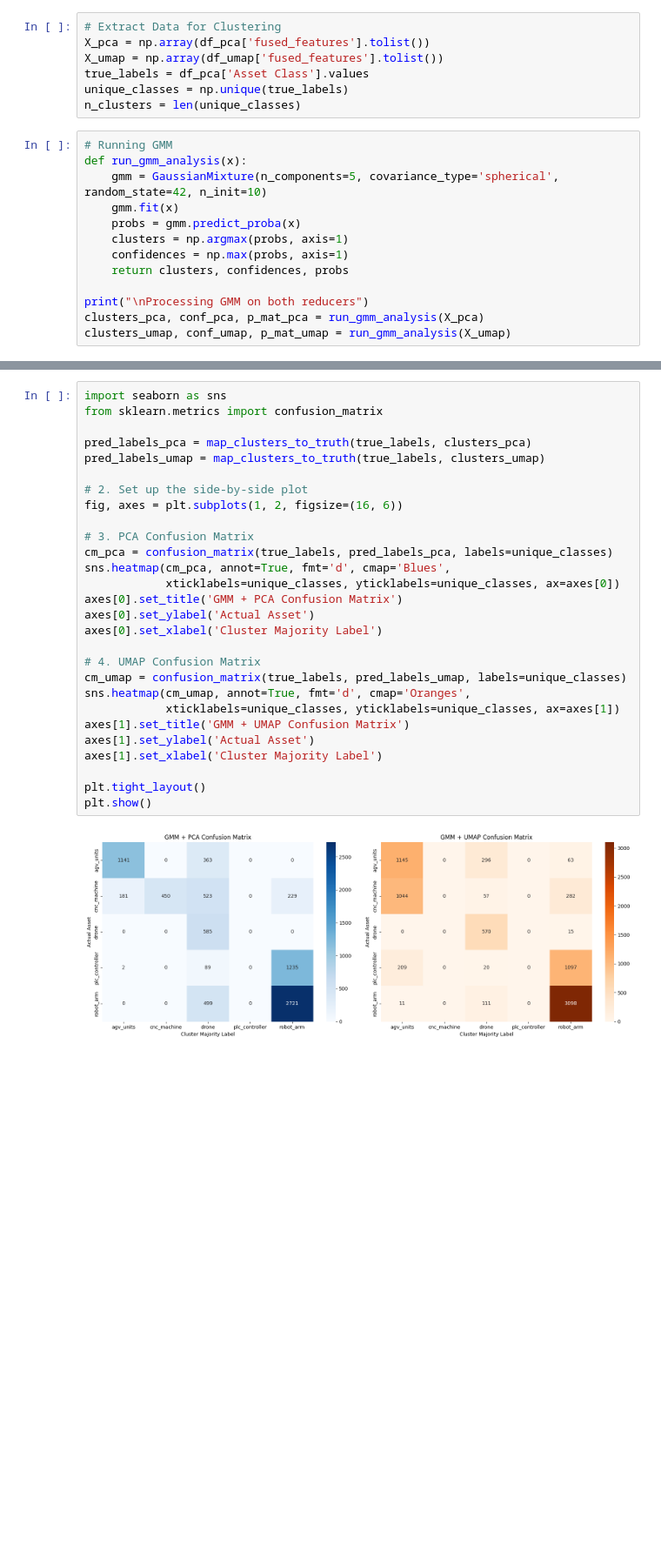
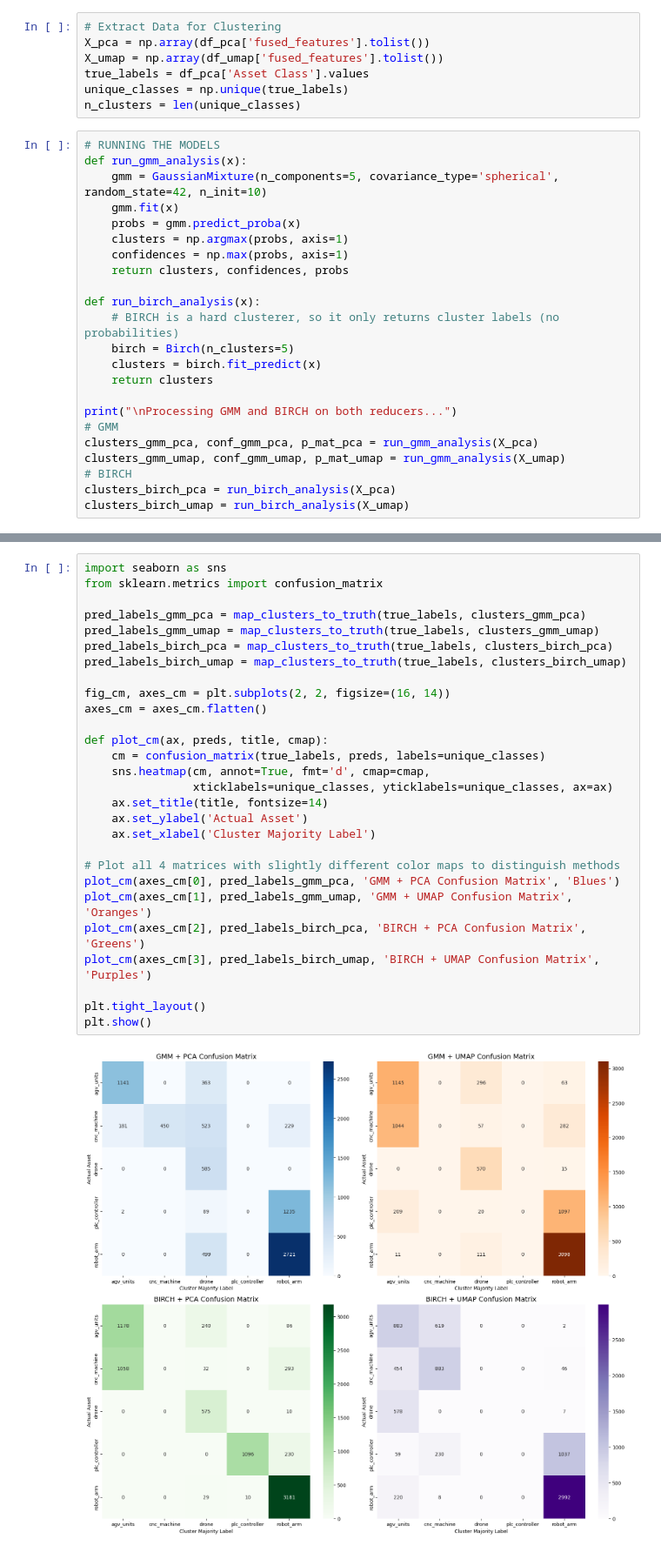
Before and after one commit to peeyushkumarmisra/Sentinel-CPS-Multi-Modal-Anomaly-Detection-for-Autonomous-Systems, a Jupyter notebook: R&D Notebook.ipynb, the cells around one changed output, grey strips where cells are left out. Shown at 87% size. Saved outputs shown, nothing was run; the diff lists cells and outputs as text; blank space fills up the shorter version.

```diff
--- a/R&D Notebook.ipynb
+++ b/R&D Notebook.ipynb
@@ -437,7 +438,7 @@ true_labels = df_pca['Asset Class'].values
 unique_classes = np.unique(true_labels)
 n_clusters = len(unique_classes)
 # %%
-# Running GMM
+# RUNNING THE MODELS
 def run_gmm_analysis(x):
     gmm = GaussianMixture(n_components=5, covariance_type='spherical', random_state=42, n_init=10)
     gmm.fit(x)
@@ -446,7 +447,17 @@ def run_gmm_analysis(x):
     confidences = np.max(probs, axis=1)
     return clusters, confidences, probs
 
-print("\nProcessing GMM on both reducers")
-clusters_pca, conf_pca, p_mat_pca = run_gmm_analysis(X_pca)
-clusters_umap, conf_umap, p_mat_umap = run_gmm_analysis(X_umap)
+def run_birch_analysis(x):
+    # BIRCH is a hard clusterer, so it only returns cluster labels (no probabilities)
+    birch = Birch(n_clusters=5)
+    clusters = birch.fit_predict(x)
+    return clusters
+
+print("\nProcessing GMM and BIRCH on both reducers...")
+# GMM
+clusters_gmm_pca, conf_gmm_pca, p_mat_pca = run_gmm_analysis(X_pca)
+clusters_gmm_umap, conf_gmm_umap, p_mat_umap = run_gmm_analysis(X_umap)
+# BIRCH
+clusters_birch_pca = run_birch_analysis(X_pca)
+clusters_birch_umap = run_birch_analysis(X_umap)
 # %% [output]
@@ -511,30 +535,30 @@ These are potential 'OOD' (Out of Distribution) anomalies for your report.
 # %%
 import seaborn as sns
 from sklearn.metrics import confusion_matrix
 
-pred_labels_pca = map_clusters_to_truth(true_labels, clusters_pca)
-pred_labels_umap = map_clusters_to_truth(true_labels, clusters_umap)
+pred_labels_gmm_pca = map_clusters_to_truth(true_labels, clusters_gmm_pca)
+pred_labels_gmm_umap = map_clusters_to_truth(true_labels, clusters_gmm_umap)
+pred_labels_birch_pca = map_clusters_to_truth(true_labels, clusters_birch_pca)
+pred_labels_birch_umap = map_clusters_to_truth(true_labels, clusters_birch_umap)
 
-# 2. Set up the side-by-side plot
-fig, axes = plt.subplots(1, 2, figsize=(16, 6))
+fig_cm, axes_cm = plt.subplots(2, 2, figsize=(16, 14))
+axes_cm = axes_cm.flatten()
 
-# 3. PCA Confusion Matrix
-cm_pca = confusion_matrix(true_labels, pred_labels_pca, labels=unique_classes)
-sns.heatmap(cm_pca, annot=True, fmt='d', cmap='Blues',
-            xticklabels=unique_classes, yticklabels=unique_classes, ax=axes[0])
-axes[0].set_title('GMM + PCA Confusion Matrix')
-axes[0].set_ylabel('Actual Asset')
-axes[0].set_xlabel('Cluster Majority Label')
+def plot_cm(ax, preds, title, cmap):
+    cm = confusion_matrix(true_labels, preds, labels=unique_classes)
+    sns.heatmap(cm, annot=True, fmt='d', cmap=cmap,
+                xticklabels=unique_classes, yticklabels=unique_classes, ax=ax)
+    ax.set_title(title, fontsize=14)
+    ax.set_ylabel('Actual Asset')
+    ax.set_xlabel('Cluster Majority Label')
 
-# 4. UMAP Confusion Matrix
-cm_umap = confusion_matrix(true_labels, pred_labels_umap, labels=unique_classes)
-sns.heatmap(cm_umap, annot=True, fmt='d', cmap='Oranges',
-            xticklabels=unique_classes, yticklabels=unique_classes, ax=axes[1])
-axes[1].set_title('GMM + UMAP Confusion Matrix')
-axes[1].set_ylabel('Actual Asset')
-axes[1].set_xlabel('Cluster Majority Label')
+# Plot all 4 matrices with slightly different color maps to distinguish methods
+plot_cm(axes_cm[0], pred_labels_gmm_pca, 'GMM + PCA Confusion Matrix', 'Blues')
+plot_cm(axes_cm[1], pred_labels_gmm_umap, 'GMM + UMAP Confusion Matrix', 'Oranges')
+plot_cm(axes_cm[2], pred_labels_birch_pca, 'BIRCH + PCA Confusion Matrix', 'Greens')
+plot_cm(axes_cm[3], pred_labels_birch_umap, 'BIRCH + UMAP Confusion Matrix', 'Purples')
 
 plt.tight_layout()
 plt.show()
 # %% [output]
-[figure, old version]
+[figure, new version]
```
Also changed, not shown: parts of 7 cells of this notebook.
